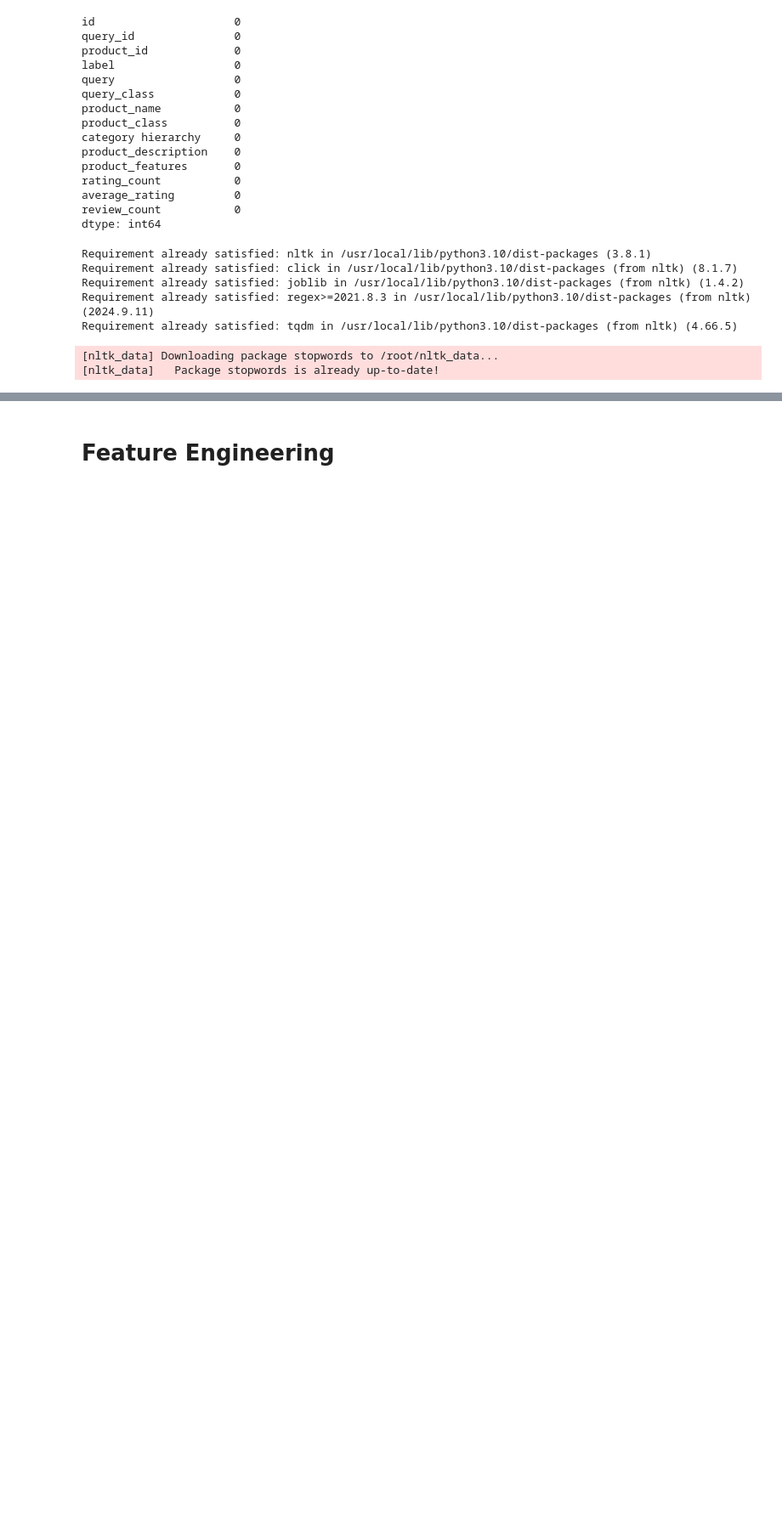
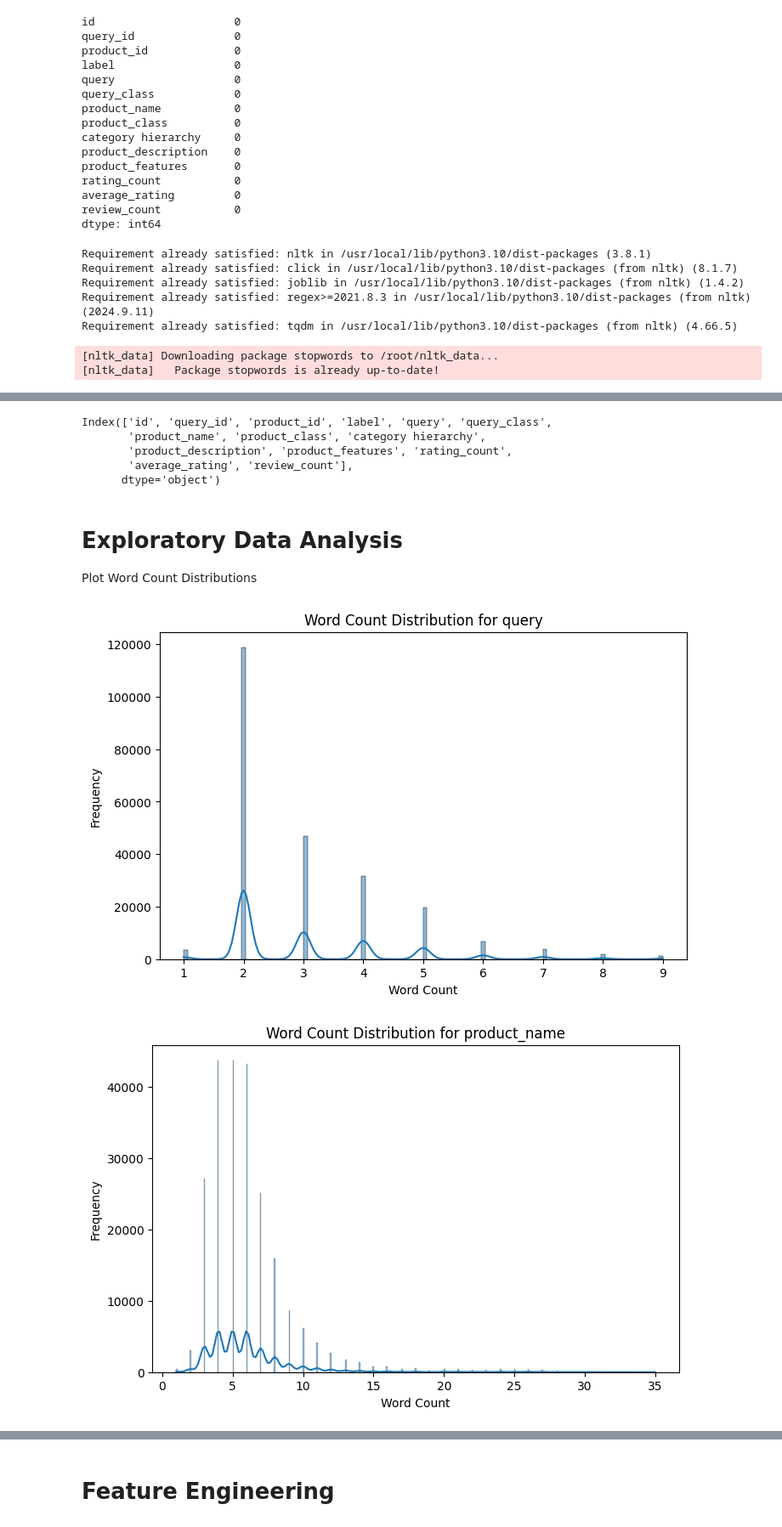
Before and after one commit to cody-mckeon/Search_Relevance, a Jupyter notebook: search_relevance.ipynb, the cells around one changed output, grey strips where cells are left out. Shown: that part at 85% size. Saved outputs shown, nothing was run; the diff lists cells and outputs as text; code cells hidden in the pictures; blank space fills up the shorter version.

```diff
--- a/search_relevance.ipynb
+++ b/search_relevance.ipynb
@@ -233,6 +233,8 @@ Requirement already satisfied: tqdm in /usr/local/lib/python3.10/dist-packages (
 import re
 from nltk.corpus import stopwords
 import nltk
+import pandas as pd
+from concurrent.futures import ThreadPoolExecutor
 nltk.download('stopwords')
 
 # Load stopwords only once and use a set for faster lookups
@@ -245,10 +247,16 @@ def clean_text(text):
   text = ' '.join([word for word in text.split() if word not in stop_words]) # Remove Stop Words
   return text
 
+# Apply text cleaning to relevant columns using multithreading for optimization
+def apply_cleaning(df, columns):
+  with ThreadPoolExecutor() as executor:
+    for column in columns:
+      df[column] = list(executor.map(clean_text, df[column]))
+    return df
+
 # Apply text cleaning to relevant columns
-merged_df['query'] = merged_df['query'].apply(clean_text)
-merged_df['product_name'] = merged_df['product_name'].apply(clean_text)
-merged_df['product_description'] = merged_df['product_description'].apply(clean_text)
+columns_to_clean = ['query', 'product_name', 'product_description']
+merged_df = apply_cleaning(merged_df, columns_to_clean)
 # %% [output]
 [nltk_data] Downloading package stopwords to /root/nltk_data...
 [nltk_data]   Package stopwords is already up-to-date!
@@ -274,0 +286,27 @@ merged_df.head(20)
+# %%
+merged_df.columns
+# %% [output]
+Index(['id', 'query_id', 'product_id', 'label', 'query', 'query_class',
+       'product_name', 'product_class', 'category hierarchy',
+       'product_description', 'product_features', 'rating_count',
+       'average_rating', 'review_count'],
+      dtype='object')
+# %% [markdown]
+# Exploratory Data Analysis
+ Plot Word Count Distributions
+# %%
+import matplotlib.pyplot as plt
+import seaborn as sns
+
+for column in columns_to_clean:
+  if column in merged_df.columns:
+    merged_df[f'{column}_word_count'] = merged_df[column].apply(lambda x: len(x.split()))
+    plt.figure(figsize=(8, 5))
+    sns.histplot(merged_df[f'{column}_word_count'], kde=True)
+    plt.title(f'Word Count Distribution for {column}')
+    plt.xlabel('Word Count')
+    plt.ylabel('Frequency')
+    plt.show()
+# %% [output]
+[figure, added]
+[figure, added]
```
Also changed, not shown: parts of 54 cells of this notebook.
